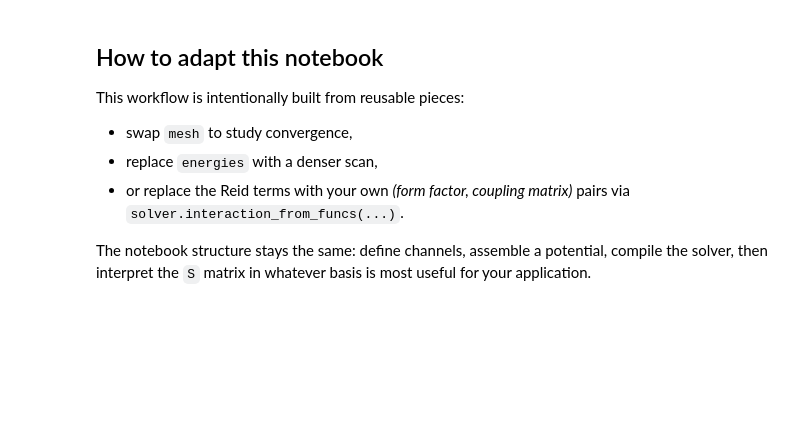
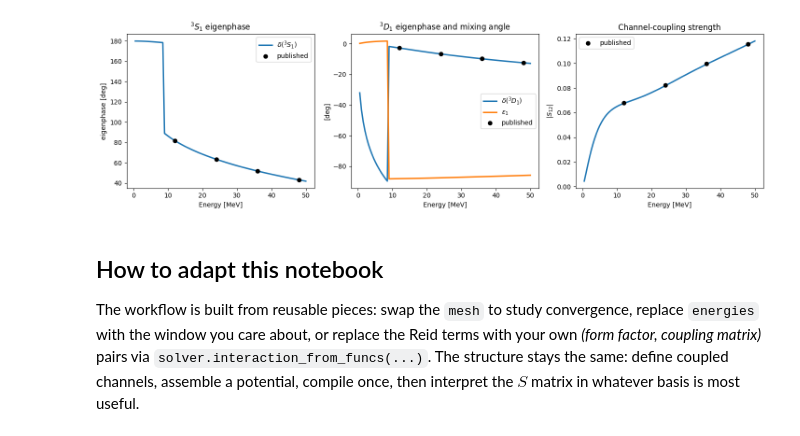
Before and after one commit to beykyle/lax, a Jupyter notebook: examples/descouvemont_np_demo.ipynb, the cells around one changed output. Cells and saved outputs as stored; diff of their text form; code cells hidden in the pictures; blank space fills up the shorter version.

```diff
--- a/examples/descouvemont_np_demo.ipynb
+++ b/examples/descouvemont_np_demo.ipynb
@@ -147,10 +142,51 @@ rows
+# %%
+params = [lm.spectral.coupled_channel_parameters_from_S(s) for s in smatrices]
+delta_s = unwrap_phase_deg(np.degrees([float(np.asarray(p.phase_2)) for p in params]))
+delta_d = unwrap_phase_deg(np.degrees([float(np.asarray(p.phase_1)) for p in params]))
+epsilon = np.degrees([float(np.asarray(p.mixing_angle)) for p in params])
+abs_s12 = np.abs(smatrices[:, 0, 1])
+
+# Published checkpoints: Descouvemont, CPC 200 (2016), n-p J=1 benchmark.
+ref_energies = np.array([12.0, 24.0, 36.0, 48.0])
+ref_delta_s = np.degrees([1.4256, 1.1052, 0.90165, 0.74889])
+ref_delta_d = np.degrees([-0.048047, -0.11502, -0.16959, -0.21425])
+ref_abs_s12 = np.array([0.067922, 0.082249, 0.099708, 0.11575])
+
+# Align the unwrapped curves with the published branch.
+e_np = np.asarray(energies)
+anchor = np.argmin(np.abs(e_np - ref_energies[0]))
+delta_s += 180.0 * np.round((ref_delta_s[0] - delta_s[anchor]) / 180.0)
+delta_d += 180.0 * np.round((ref_delta_d[0] - delta_d[anchor]) / 180.0)
+# %%
+fig, axes = plt.subplots(1, 3, figsize=(14.5, 4.3))
+
+axes[0].plot(e_np, delta_s, linewidth=2.2, label=r"$\delta(^3S_1)$")
+axes[0].scatter(ref_energies, ref_delta_s, zorder=5, color="black", label="published")
+axes[0].set_ylabel("eigenphase [deg]")
+axes[0].set_title(r"$^3S_1$ eigenphase")
+
+axes[1].plot(e_np, delta_d, linewidth=2.2, label=r"$\delta(^3D_1)$")
+axes[1].plot(e_np, epsilon, linewidth=2.2, label=r"$\varepsilon_1$")
+axes[1].scatter(ref_energies, ref_delta_d, zorder=5, color="black", label="published")
+axes[1].set_ylabel("[deg]")
+axes[1].set_title(r"$^3D_1$ eigenphase and mixing angle")
+
+axes[2].plot(e_np, abs_s12, linewidth=2.2)
+axes[2].scatter(ref_energies, ref_abs_s12, zorder=5, color="black", label="published")
+axes[2].set_ylabel(r"$|S_{12}|$")
+axes[2].set_title("Channel-coupling strength")
+
+for axis in axes:
+    axis.set_xlabel("Energy [MeV]")
+    axis.legend()
+fig.tight_layout()
+# %% [output]
+[figure, added]
 # %% [markdown]
 ## How to adapt this notebook
 
-This workflow is intentionally built from reusable pieces:
-
-- swap `mesh` to study convergence,
-- replace `energies` with a denser scan,
-- or replace the Reid terms with your own *(form factor, coupling matrix)* pairs via `solver.interaction_from_funcs(...)`.
-
-The notebook structure stays the same: define channels, assemble a potential, compile the solver, then interpret the `S` matrix in whatever basis is most useful for your application.
+The workflow is built from reusable pieces: swap the `mesh` to study convergence, replace
+`energies` with the window you care about, or replace the Reid terms with your own
+*(form factor, coupling matrix)* pairs via `solver.interaction_from_funcs(...)`. The
+structure stays the same: define coupled channels, assemble a potential, compile once,
+then interpret the $S$ matrix in whatever basis is most useful.
```
Also changed, not shown: parts of 14 cells of this notebook, 20 other files.
